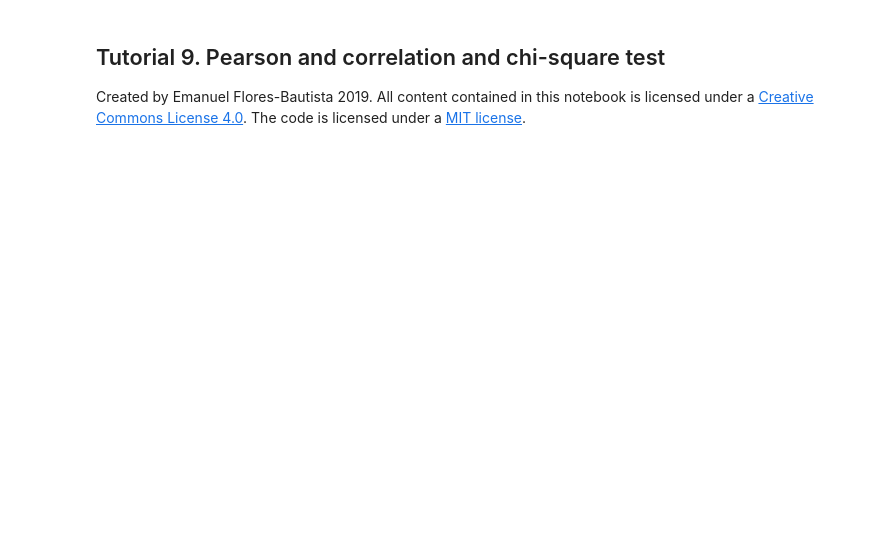
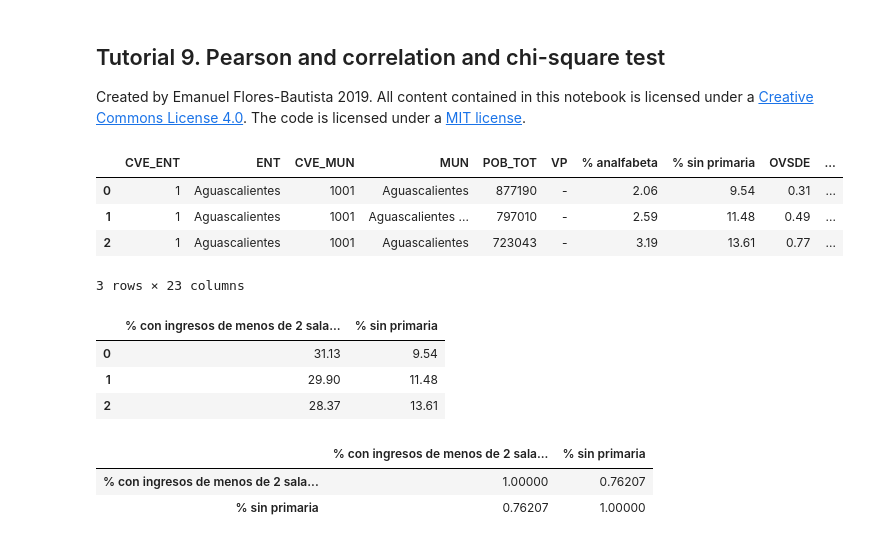
Before and after one commit to eflobau/TCD_19, a Jupyter notebook: notebooks/t9-TCD-pearson-correlation-and-chi-square-test.ipynb, the cells around one changed output. Cells and saved outputs as stored; diff of their text form; code cells hidden in the pictures; blank space fills up the shorter version.

Commit message:
added pearson chi-square test and bootstrap confidence interval

```diff
--- a/notebooks/t9-TCD-pearson-correlation-and-chi-square-test.ipynb
+++ b/notebooks/t9-TCD-pearson-correlation-and-chi-square-test.ipynb
@@ -18,3 +19,25 @@ TCD.set_plotting_style_2()
 
 #Magic command to enable svg format in plots
 %config InlineBackend.figure_format = 'svg'
+# %%
+df = pd.read_csv('../data/data_CONAPO_municipal_90-15.csv', encoding = "ISO-8859-1")
+# %%
+df = df.rename(columns = {'SPRIM': '% sin primaria',
+                       'OVSD': '% sin drenaje',
+                       'ANALF': '% analfabeta',
+                       'OVSEE': '% sin energía eléctrica',
+                       'OVPT': '% con piso de tierra',
+                       'GM': 'Grado de marginación',
+                       'PO2SM': '% con ingresos de menos de 2 salarios mín.',
+                       'OVSAE': '% sin agua entubada',
+                        'IM': 'índice de marginación'})
+# %%
+df = df.apply(pd.to_numeric, errors='coerce')
+# %%
+df.head(3)
+# %% [output]
+|  | CVE_ENT | ENT | CVE_MUN | MUN | POB_TOT | VP | % analfabeta | % sin primaria | OVSDE | ... |
+| 0 | 1 | Aguascalientes | 1001 | Aguascalientes | 877190 | - | 2.06 | 9.54 | 0.31 | ... |
+| 1 | 1 | Aguascalientes | 1001 | Aguascalientes ... | 797010 | - | 2.59 | 11.48 | 0.49 | ... |
+| 2 | 1 | Aguascalientes | 1001 | Aguascalientes | 723043 | - | 3.19 | 13.61 | 0.77 | ... |
+3 rows × 23 columns
@@ -20,0 +46,7 @@ TCD.set_plotting_style_2()
+# %%
+df_pearson.head(3)
+# %% [output]
+|  | % con ingresos de menos de 2 sala... | % sin primaria |
+| 0 | 31.13 | 9.54 |
+| 1 | 29.90 | 11.48 |
+| 2 | 28.37 | 13.61 |
@@ -20,0 +55,6 @@ TCD.set_plotting_style_2()
+# %%
+df_pearson.corr()
+# %% [output]
+|  | % con ingresos de menos de 2 sala... | % sin primaria |
+| % con ingresos de menos de 2 sala... | 1.00000 | 0.76207 |
+| % sin primaria | 0.76207 | 1.00000 |
```
Also changed, not shown: parts of 14 cells of this notebook, 1 other file.
